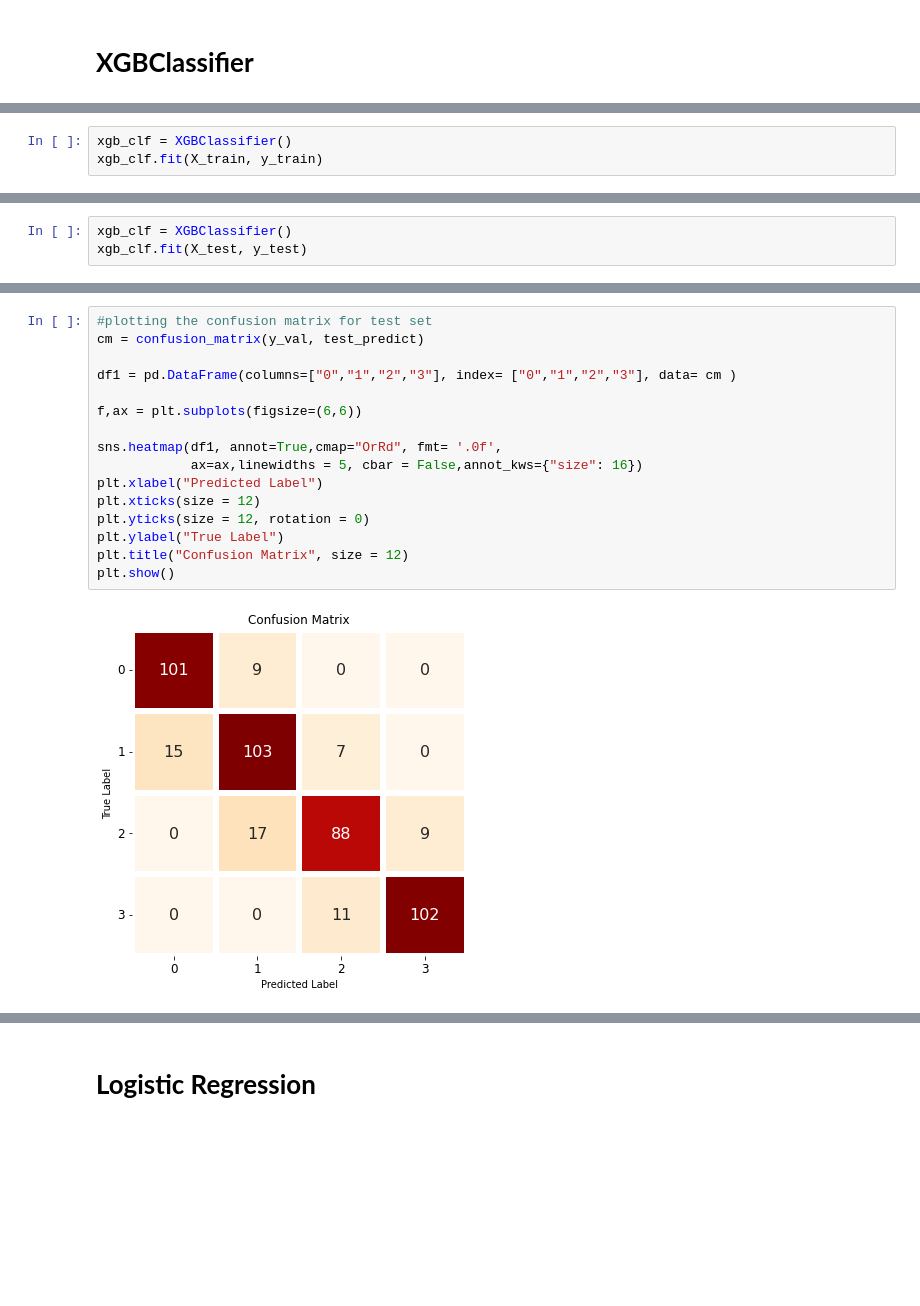
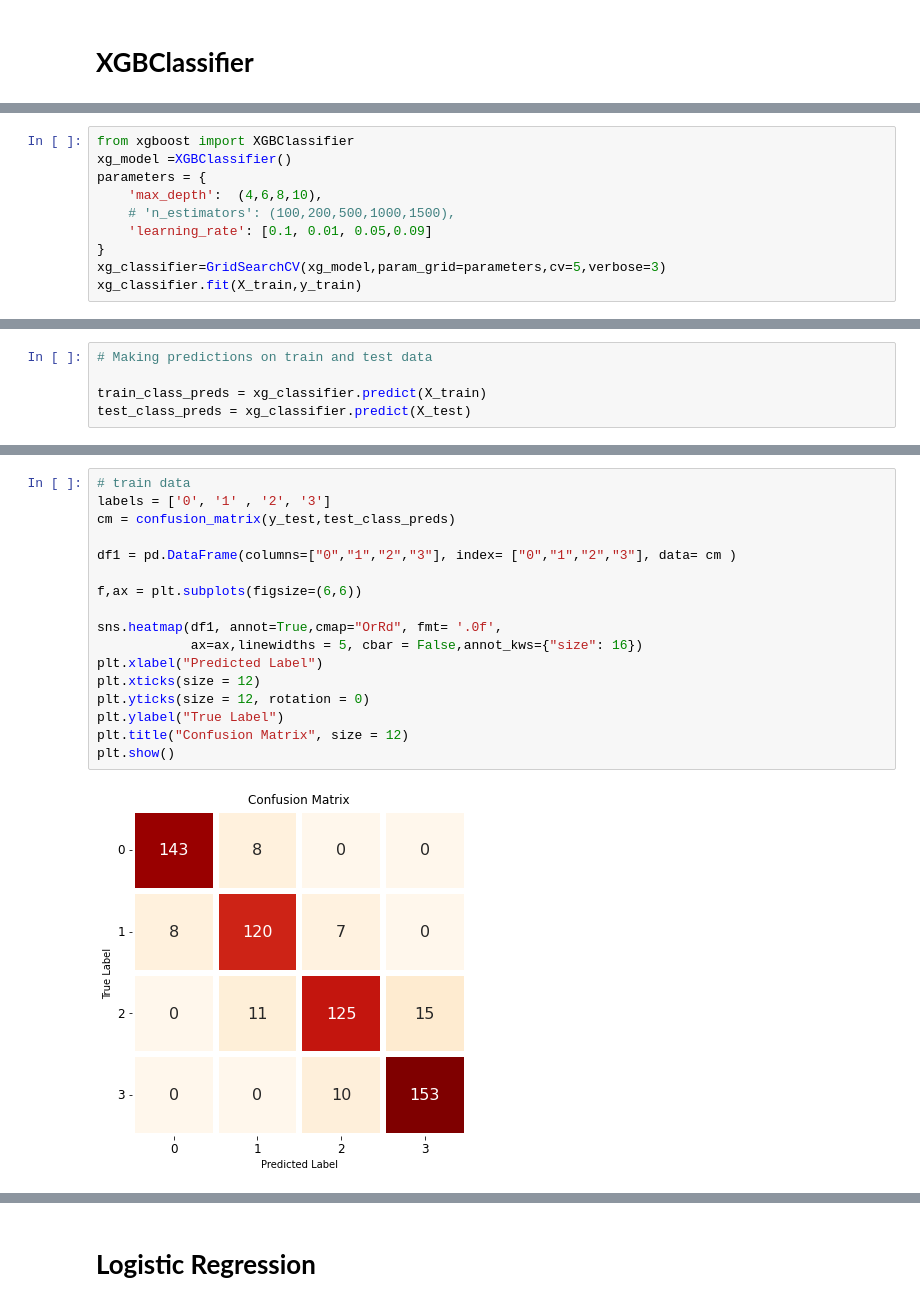
Before and after one commit to brahma102/Mobile-Price-Range-Prediction, a Jupyter notebook: Mobile_Price_Range_Prediction.ipynb, the cells around one changed output, grey strips where cells are left out. Saved outputs shown, nothing was run; the diff lists cells and outputs as text; blank space fills up the shorter version.

```diff
--- a/Mobile_Price_Range_Prediction.ipynb
+++ b/Mobile_Price_Range_Prediction.ipynb
@@ -987,3 +994,0 @@ from xgboost import XGBClassifier
-# %%
-xgb_clf = XGBClassifier()
-xgb_clf.fit(X_train, y_train)
@@ -1016,0 +995,10 @@ weighted avg       0.87      0.86      0.86       462
+# %%
+from xgboost import XGBClassifier
+xg_model =XGBClassifier()
+parameters = {
+    'max_depth':  (4,6,8,10),
+    # 'n_estimators': (100,200,500,1000,1500),
+    'learning_rate': [0.1, 0.01, 0.05,0.09]
+}
+xg_classifier=GridSearchCV(xg_model,param_grid=parameters,cv=5,verbose=3)
+xg_classifier.fit(X_train,y_train)
@@ -1016,0 +1052,5 @@ weighted avg       0.87      0.86      0.86       462
+# %%
+# Making predictions on train and test data
+
+train_class_preds = xg_classifier.predict(X_train)
+test_class_preds = xg_classifier.predict(X_test)
@@ -1035,3 +1170,0 @@ plt.show()
-# %%
-xgb_clf = XGBClassifier()
-xgb_clf.fit(X_test, y_test)
@@ -1065,18 +1171,19 @@ weighted avg       0.85      0.85      0.85       462
 # %%
-#plotting the confusion matrix for test set
-cm = confusion_matrix(y_val, test_predict)
+# train data
+labels = ['0', '1' , '2', '3']
+cm = confusion_matrix(y_test,test_class_preds)
 
 df1 = pd.DataFrame(columns=["0","1","2","3"], index= ["0","1","2","3"], data= cm )
 
 f,ax = plt.subplots(figsize=(6,6))
 
 sns.heatmap(df1, annot=True,cmap="OrRd", fmt= '.0f',
             ax=ax,linewidths = 5, cbar = False,annot_kws={"size": 16})
 plt.xlabel("Predicted Label")
 plt.xticks(size = 12)
 plt.yticks(size = 12, rotation = 0)
 plt.ylabel("True Label")
 plt.title("Confusion Matrix", size = 12)
 plt.show()
 # %% [output]
-[figure, old version]
+[figure, new version]
```
Also changed, not shown: parts of 58 cells of this notebook.
